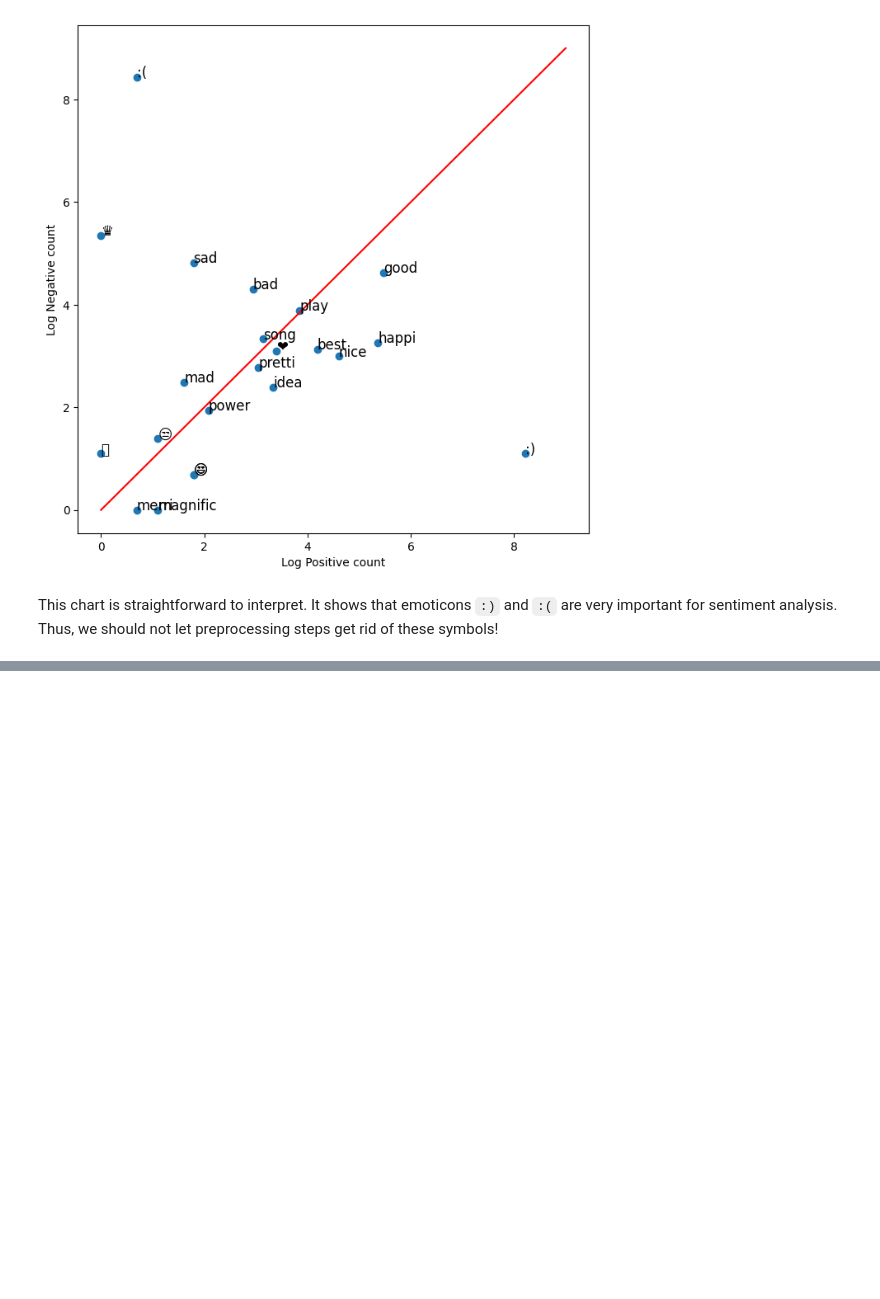
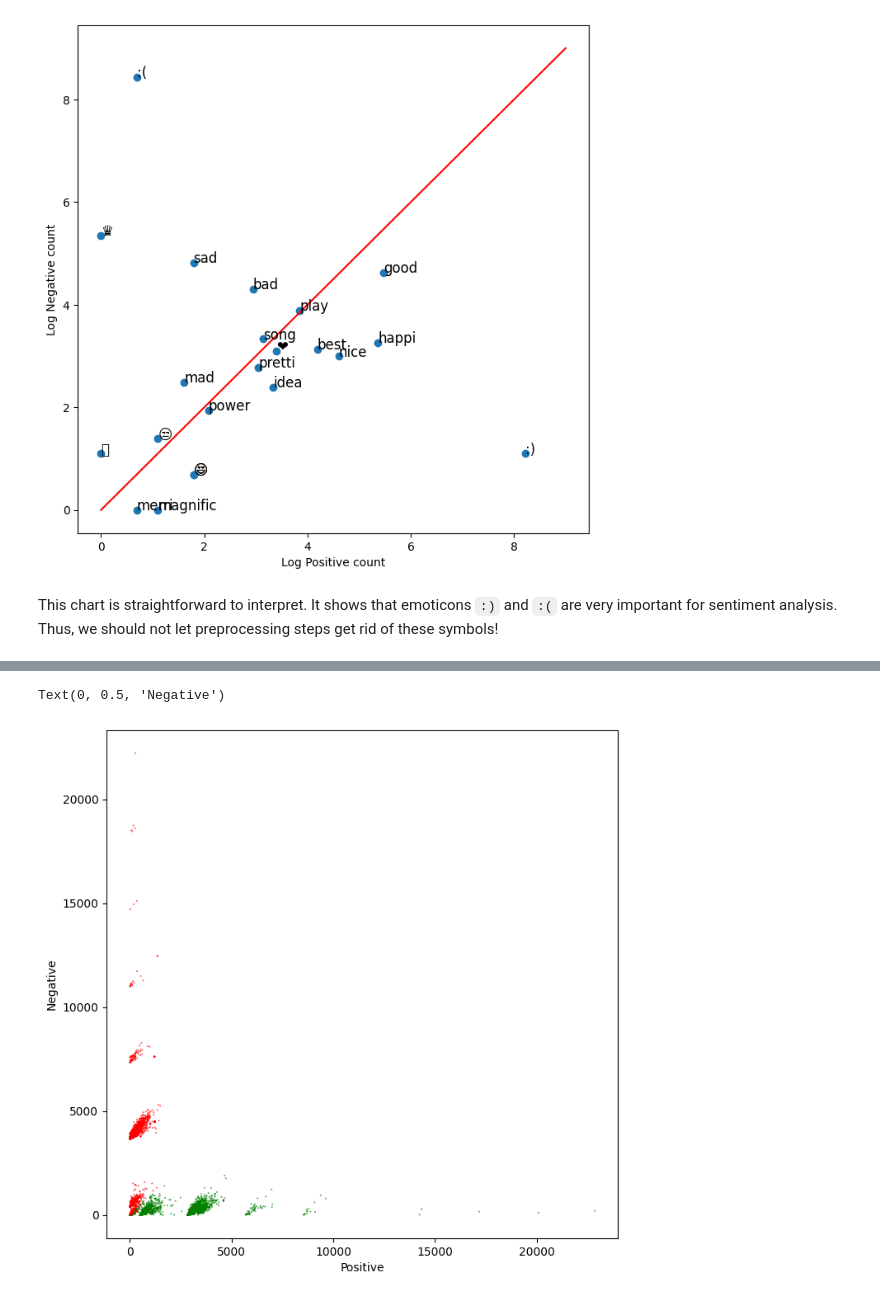
Before and after one commit to byamasu-patrick/nlp-labs, a Jupyter notebook: tweet_classification_preprocessing.ipynb, the cells around one changed output, grey strips where cells are left out. Cells and saved outputs as stored; diff of their text form; code cells hidden in the pictures; blank space fills up the shorter version.

```diff
--- a/tweet_classification_preprocessing.ipynb
+++ b/tweet_classification_preprocessing.ipynb
@@ -408,0 +448,3 @@ This chart is straightforward to interpret. It shows that emoticons `:)` and `:(
+# %%
+data = pd.read_csv('./data/logistic_features.csv'); # Load a 3 columns csv file using pandas function
+data.head(10) # Print the first 10 data entries
@@ -408,0 +463,7 @@ This chart is straightforward to interpret. It shows that emoticons `:)` and `:(
+# %%
+# Each feature is labeled as bias, positive and negative
+X = data[['bias', 'positive', 'negative']].values # Get only the numerical values of the dataframe
+Y = data['sentiment'].values; # Put in Y the corresponding labels or sentiments
+
+print(X.shape) # Print the shape of the X part
+print(X) # Print some rows of X
@@ -408,0 +488,13 @@ This chart is straightforward to interpret. It shows that emoticons `:)` and `:(
+# %%
+# Plot the samples using columns 1 and 2 of the matrix
+fig, ax = plt.subplots(figsize = (8, 8))
+
+colors = ['red', 'green']
+
+# Color based on the sentiment Y
+ax.scatter(X[:,1], X[:,2], c=[colors[int(k)] for k in Y], s = 0.1)  # Plot a dot for each pair of words
+plt.xlabel("Positive")
+plt.ylabel("Negative")
+# %% [output]
+Text(0, 0.5, 'Negative')
+[figure, added]
```
Also changed, not shown: parts of 14 cells of this notebook.
